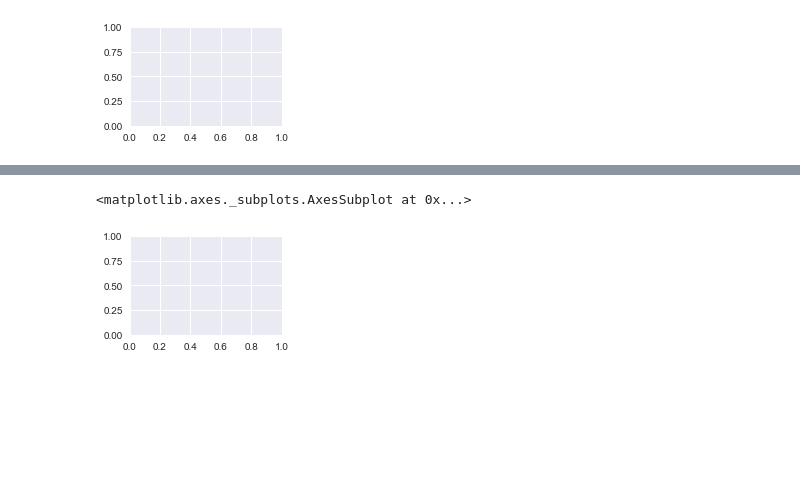
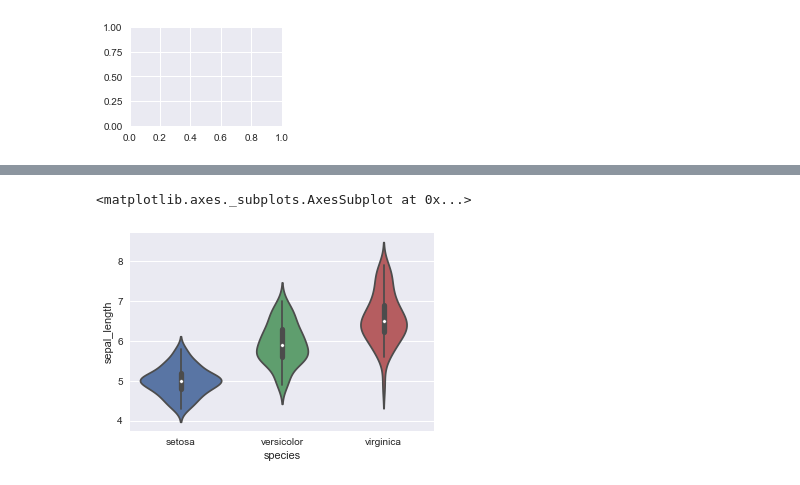
Before and after one commit to Codes-code/Machine-Learning, a Jupyter notebook: Iris_Project.ipynb, the cells around one changed output, grey strips where cells are left out. Cells and saved outputs as stored; diff of their text form; code cells hidden in the pictures; blank space fills up the shorter version.

```diff
--- a/Iris_Project.ipynb
+++ b/Iris_Project.ipynb
@@ -301,6 +311,7 @@ plt.subplot(2,2,4)
 # %%
 plt.figure(figsize=(12,8))
 plt.subplot(2,2,1)
+sns.violinplot(x='species', y='sepal_length', data=iris)
 # %% [output]
 <matplotlib.axes._subplots.AxesSubplot at 0x...>
-[figure, old version]
+[figure, new version]
```
Also changed, not shown: parts of 3 cells of this notebook.
